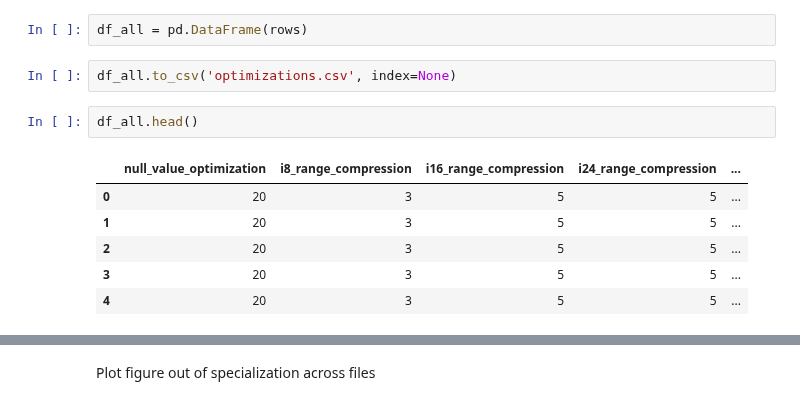
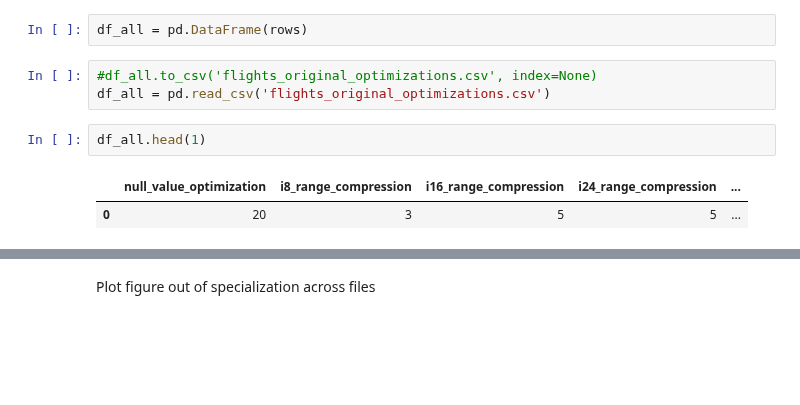
Before and after one commit to tuplex/tuplex, a Jupyter notebook: benchmarks/nextconf/hyperspecialization/flights/notebooks/01_generate_efficient_C++_code.ipynb, the cells around one changed output, grey strips where cells are left out. Saved outputs shown, nothing was run; the diff lists cells and outputs as text; blank space fills up the shorter version.

```diff
--- a/benchmarks/nextconf/hyperspecialization/flights/notebooks/01_generate_efficient_C++_code.ipynb
+++ b/benchmarks/nextconf/hyperspecialization/flights/notebooks/01_generate_efficient_C++_code.ipynb
@@ -255,16 +278,13 @@ rows = results
 #     rows.append(row)
 # %%
 df_all = pd.DataFrame(rows)
-# %%
-df_all.to_csv('optimizations.csv', index=None)
+# %%
+#df_all.to_csv('flights_original_optimizations.csv', index=None)
+df_all = pd.read_csv('flights_original_optimizations.csv')
 # %%
-df_all.head()
+df_all.head(1)
 # %% [output]
 |  | null_value_optimization | i8_range_compression | i16_range_compression | i24_range_compression | ... |
 | 0 | 20 | 3 | 5 | 5 | ... |
-| 1 | 20 | 3 | 5 | 5 | ... |
-| 2 | 20 | 3 | 5 | 5 | ... |
-| 3 | 20 | 3 | 5 | 5 | ... |
-| 4 | 20 | 3 | 5 | 5 | ... |
 # %%
 row
```
Also changed, not shown: parts of 40 cells of this notebook, 6 other files.
